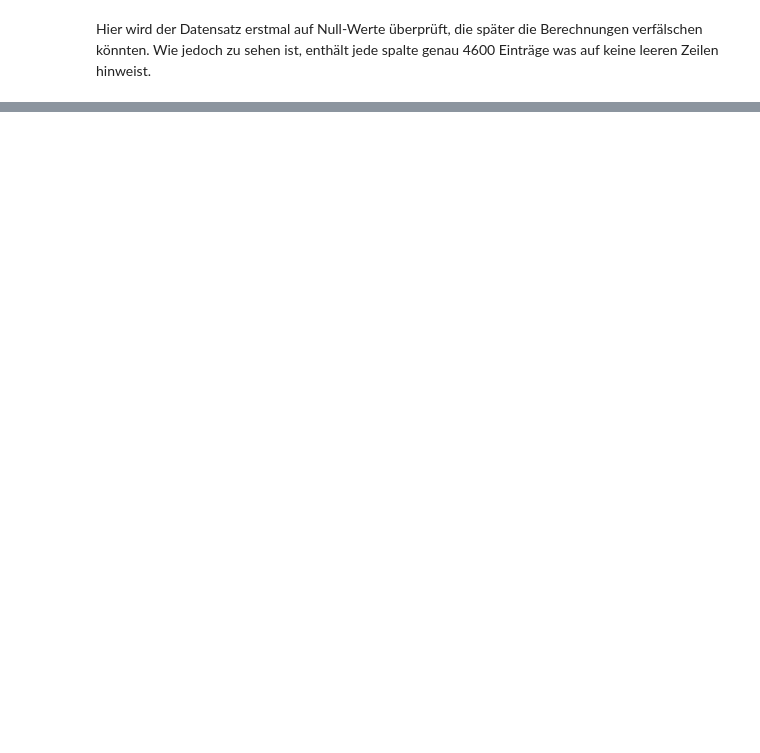
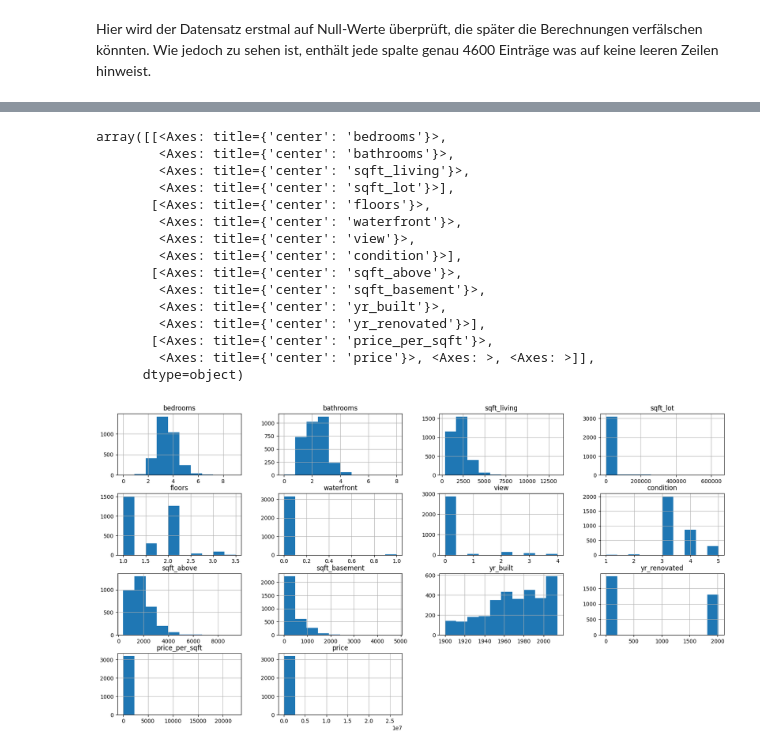
Before and after one commit to LucaFeulner/DataExploratio, a Jupyter notebook: test.ipynb, the cells around one changed output, grey strips where cells are left out. Saved outputs shown, nothing was run; the diff lists cells and outputs as text; code cells hidden in the pictures; blank space fills up the shorter version.

```diff
--- a/test.ipynb
+++ b/test.ipynb
@@ -259,0 +231,4 @@ pyplot.show()
+# %%
+## Teilt Daten in Trainings-, Validierungs- und Testsätze.
+X_train, X_test, y_train, y_test = train_test_split(X, y, test_size=0.1, random_state=1)
+X_train, X_val, y_train, y_val = train_test_split(X_train, y_train, test_size=2/9, random_state=1)
@@ -259,0 +271,6 @@ pyplot.show()
+# %%
+# Für eine bessere Darstellung werden die Stadtspalten aus dem Datesatz genommen
+filtered_columns = [col for col in train_data.columns if not col.startswith('city_')]
+filtered_data = train_data[filtered_columns]
+
+filtered_data
@@ -259,0 +291,20 @@ pyplot.show()
+# %%
+# Erstellt Histogramme für gefilterte Daten.
+filtered_data.hist(figsize=(20, 10))
+# %% [output]
+array([[<Axes: title={'center': 'bedrooms'}>,
+        <Axes: title={'center': 'bathrooms'}>,
+        <Axes: title={'center': 'sqft_living'}>,
+        <Axes: title={'center': 'sqft_lot'}>],
+       [<Axes: title={'center': 'floors'}>,
+        <Axes: title={'center': 'waterfront'}>,
+        <Axes: title={'center': 'view'}>,
+        <Axes: title={'center': 'condition'}>],
+       [<Axes: title={'center': 'sqft_above'}>,
+        <Axes: title={'center': 'sqft_basement'}>,
+        <Axes: title={'center': 'yr_built'}>,
+        <Axes: title={'center': 'yr_renovated'}>],
+       [<Axes: title={'center': 'price_per_sqft'}>,
+        <Axes: title={'center': 'price'}>, <Axes: >, <Axes: >]],
+      dtype=object)
+[figure, added]
```
Also changed, not shown: parts of 44 cells of this notebook.
